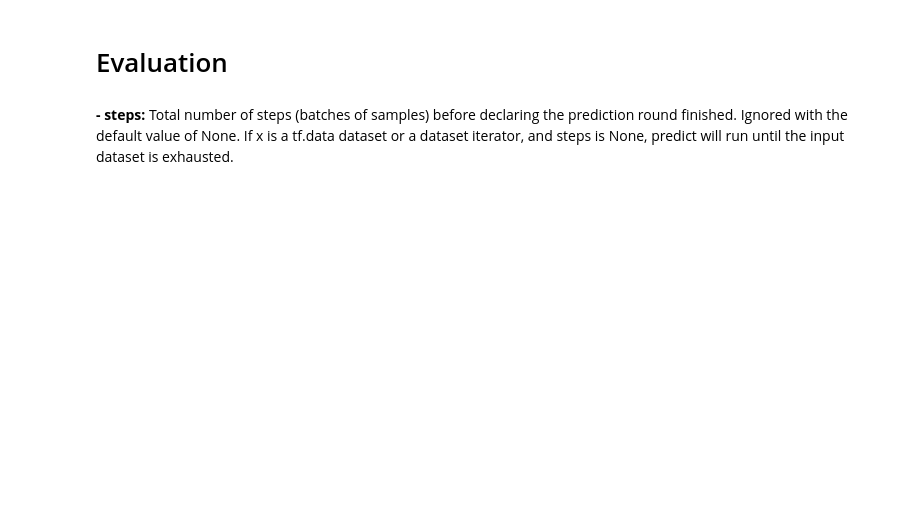
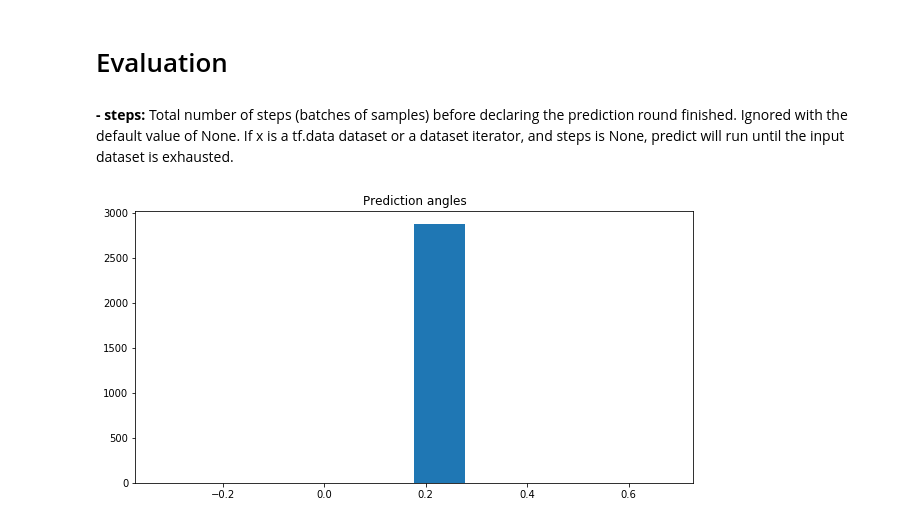
Before and after one commit to publicissapient-france/xebikart-car, a Jupyter notebook: car-ml/workspace/supervised_models/CNN.ipynb, the cells around one changed output. Drawn from its saved outputs; the diff is of its cells as text; code cells hidden in the pictures; blank space fills up the shorter version.

```diff
--- a/car-ml/workspace/supervised_models/CNN.ipynb
+++ b/car-ml/workspace/supervised_models/CNN.ipynb
@@ -115,2 +141,13 @@ plt.show()
+# %%
+def learn_to_turn_right(image_path):
+
+    tf_image = T.read_image(image_path)
+    tf_image = tf.image.flip_left_right(tf_image)
+    tf_image = T.normalize(tf_image)
+    tf_image = crop_fn(tf_image)
+    tf_image = T.data_augmentation(tf_image)
+    tf_image = T.edges(tf_image)
+
+    return tf_image
 # %% [markdown]
 ##### **- Display some examples before and after preprocessing**
@@ -162,16 +194,26 @@ print('Test set :', len(test_images_path), 'images')
 # %% [markdown]
 #### **- Create tensor for train and test datasets**
 # %%
-def input_fn(filepath, label, BATCH_SIZE = 32, SHUFFLE_SIZE = 200, NUM_EPOCHS = 50):
+def input_fn(filepath, label, BATCH_SIZE = 32, SHUFFLE_SIZE = 200, NUM_EPOCHS = 50, learn_right=False):
     ds_x = tf.data.Dataset.from_tensor_slices(filepath)
     ds_x = ds_x.map(load_augmentation_preprocess)
     ds_y = tf.data.Dataset.from_tensor_slices(label)
+
+    if learn_right:
+        label_inversed = [n_label * -1 for n_label in label]
+        ds_x_right = tf.data.Dataset.from_tensor_slices(filepath)
+        ds_x_right = ds_x_right.map(learn_to_turn_right)
+        ds_y_right = tf.data.Dataset.from_tensor_slices(label_inversed)
+
+        ds_x = ds_x.concatenate(ds_x_right)
+        ds_y = ds_y.concatenate(ds_y_right)
+
     ds_x_y = tf.data.Dataset.zip((ds_x, ds_y)).shuffle(SHUFFLE_SIZE).repeat(NUM_EPOCHS).batch(BATCH_SIZE).prefetch(1)
 
     return ds_x_y
 # %%
-ds_train = input_fn(train_images_path, train_metas)
-ds_test = input_fn(test_images_path, test_metas)
+ds_train = input_fn(train_images_path, train_metas, learn_right=True)
+ds_test = input_fn(test_images_path, test_metas, learn_right=True)
 # %% [markdown]
 # Build Model
 # %%
@@ -186,10 +228,10 @@ model.add(Conv2D(64, (3,3), activation='relu', kernel_regularizer=l1_l2(l1=0.01,
 model.add(Flatten())
 model.add(Dense(256, activation='relu'))
 model.add(Dropout(0.5))
-model.add(Dense(128, activation='relu'))
-model.add(Dropout(0.3))
-model.add(Dense(64, activation='relu'))
-model.add(Dropout(0.3))
+#model.add(Dense(128, activation='relu'))
+#model.add(Dropout(0.3))
+#model.add(Dense(64, activation='relu'))
+#model.add(Dropout(0.5))
 
 model.add(Dense(1, activation='linear'))
 
@@ -249,6 +316,11 @@ plot_results(history)
 train_angles = model.predict(ds_test, steps=len(test_metas)//batch_size)
 # %%
 df = pd.DataFrame(train_angles, columns = ['angles'])
-df.angles.hist()
+plt.figure(figsize=(10,5))
+plt.title('Prediction angles')
+plt.hist(df.angles)
+plt.show()
+# %% [output]
+[figure, added]
 # %%
 df.angles.plot.kde()
```
Also changed, not shown: parts of 16 cells of this notebook.
